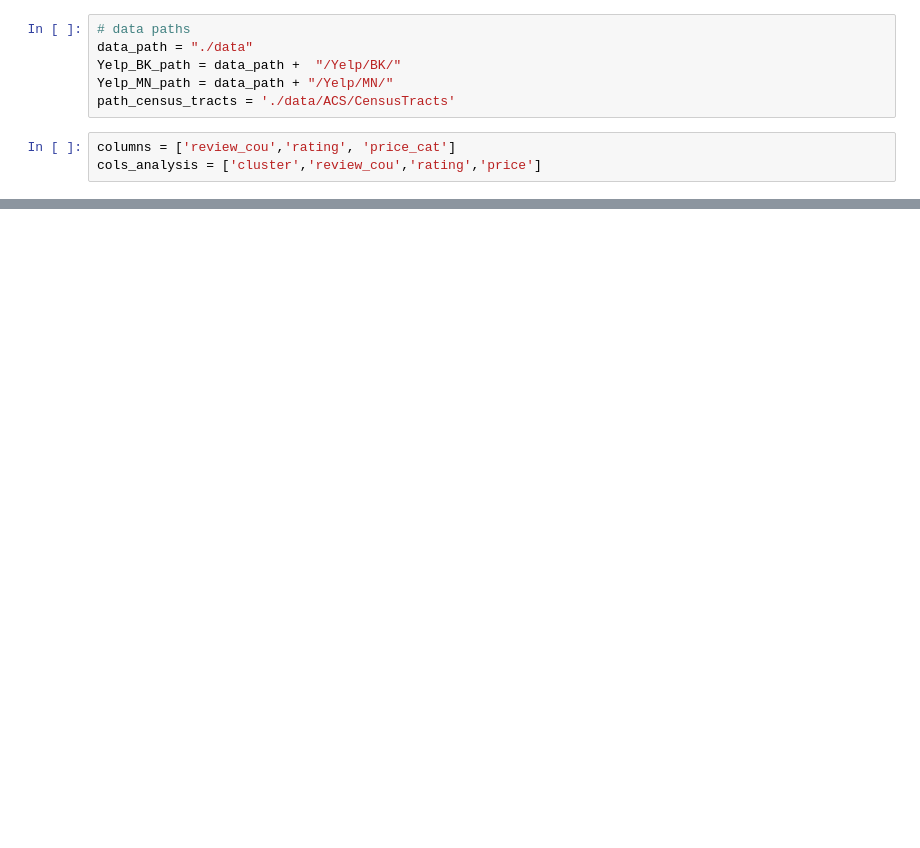
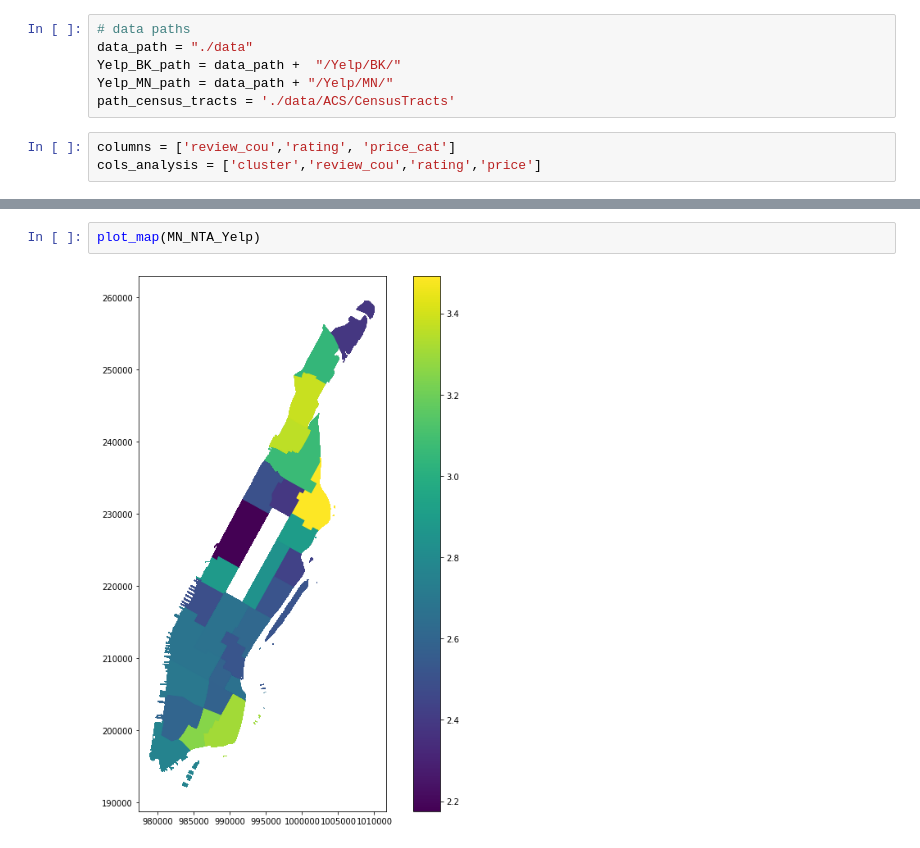
Before and after one commit to lobodemonte/restaurant-scene-ads, a Jupyter notebook: Yelp_Kmeans.ipynb, the cells around one changed output, grey strips where cells are left out. Drawn from its saved outputs; the diff is of its cells as text; blank space fills up the shorter version.

```diff
--- a/Yelp_Kmeans.ipynb
+++ b/Yelp_Kmeans.ipynb
@@ -188,0 +128,4 @@ BK_NTA_Yelp.plot(ax=ax, column='cluster', legend=True)
+# %%
+plot_map(MN_NTA_Yelp)
+# %% [output]
+[figure, added]
```
Also changed, not shown: parts of 17 cells of this notebook.
